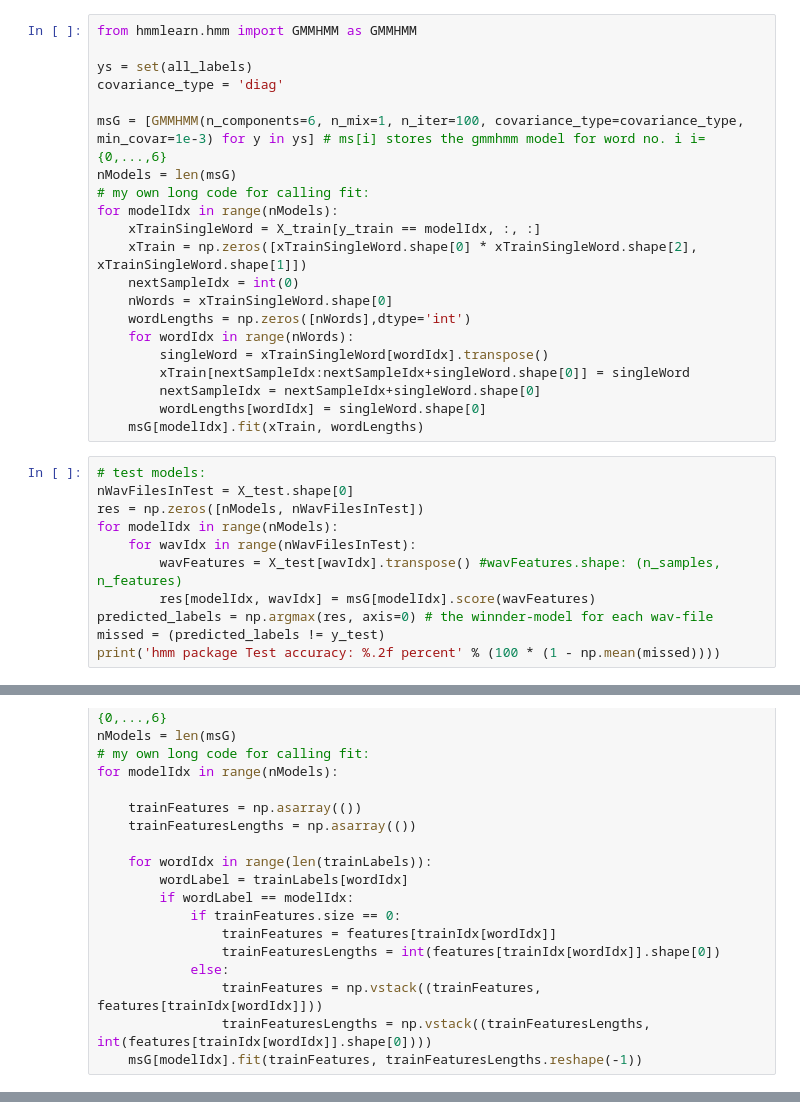
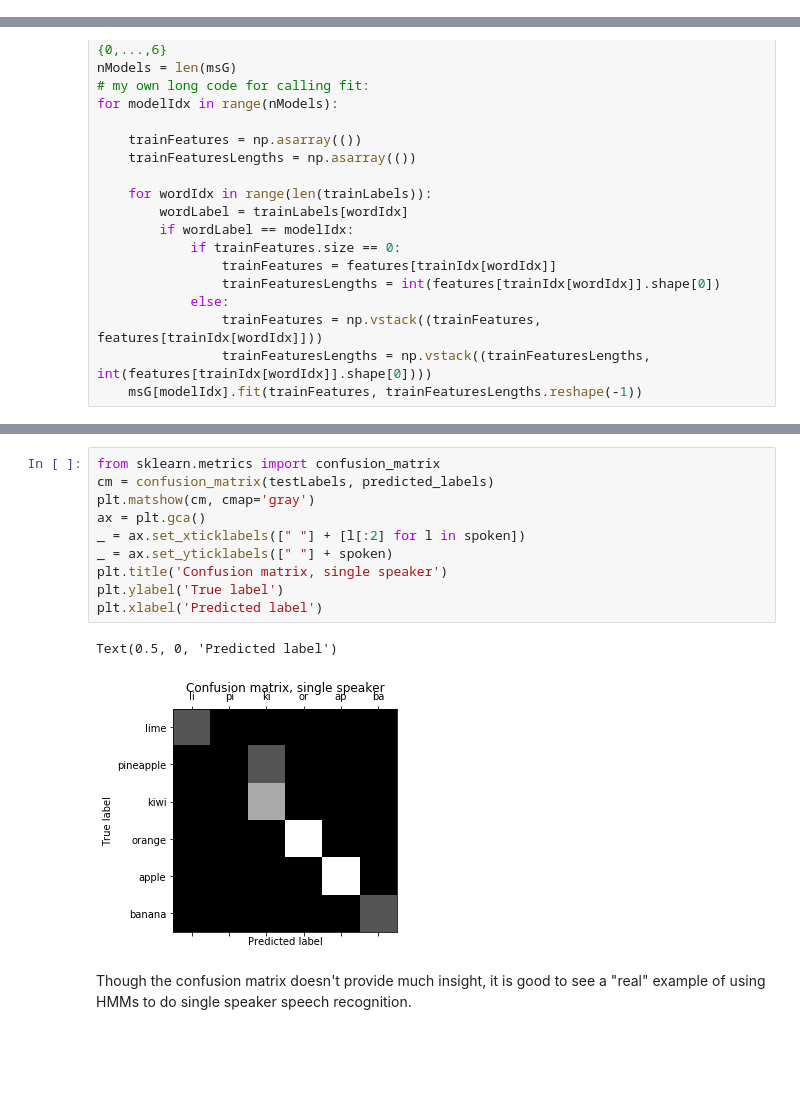
Before and after one commit to RonTeichner/kastnerkyle.github.io, a Jupyter notebook: posts/single-speaker-word-recognition-with-hidden-markov-models/single-speaker-word-recognition-with-hidden-markov-models.ipynb, the cells around one changed output, grey strips where cells are left out. Drawn from its saved outputs; the diff is of its cells as text; blank space fills up the shorter version.

```diff
--- a/posts/single-speaker-word-recognition-with-hidden-markov-models/single-speaker-word-recognition-with-hidden-markov-models.ipynb
+++ b/posts/single-speaker-word-recognition-with-hidden-markov-models/single-speaker-word-recognition-with-hidden-markov-models.ipynb
@@ -268,33 +116 @@ Instead the original hmmgmm class this notebook contained I now use the package
 **A fix to the package is described below!**
-# %%
-from hmmlearn.hmm import GMMHMM as GMMHMM
-
-ys = set(all_labels)
-covariance_type = 'diag'
-
-msG = [GMMHMM(n_components=6, n_mix=1, n_iter=100, covariance_type=covariance_type, min_covar=1e-3) for y in ys] # ms[i] stores the gmmhmm model for word no. i i={0,...,6}
-nModels = len(msG)
-# my own long code for calling fit:
-for modelIdx in range(nModels):
-    xTrainSingleWord = X_train[y_train == modelIdx, :, :]
-    xTrain = np.zeros([xTrainSingleWord.shape[0] * xTrainSingleWord.shape[2], xTrainSingleWord.shape[1]])
-    nextSampleIdx = int(0)
-    nWords = xTrainSingleWord.shape[0]
-    wordLengths = np.zeros([nWords],dtype='int')
-    for wordIdx in range(nWords):
-        singleWord = xTrainSingleWord[wordIdx].transpose()
-        xTrain[nextSampleIdx:nextSampleIdx+singleWord.shape[0]] = singleWord
-        nextSampleIdx = nextSampleIdx+singleWord.shape[0]
-        wordLengths[wordIdx] = singleWord.shape[0]
-    msG[modelIdx].fit(xTrain, wordLengths)
-# %%
-# test models:
-nWavFilesInTest = X_test.shape[0]
-res = np.zeros([nModels, nWavFilesInTest])
-for modelIdx in range(nModels):
-    for wavIdx in range(nWavFilesInTest):
-        wavFeatures = X_test[wavIdx].transpose() #wavFeatures.shape: (n_samples, n_features)
-        res[modelIdx, wavIdx] = msG[modelIdx].score(wavFeatures)
-predicted_labels = np.argmax(res, axis=0) # the winnder-model for each wav-file
-missed = (predicted_labels != y_test)
-print('hmm package Test accuracy: %.2f percent' % (100 * (1 - np.mean(missed))))
@@ -439,0 +235,15 @@ hmm package Test accuracy: 72.73 percent
+# %%
+from sklearn.metrics import confusion_matrix
+cm = confusion_matrix(testLabels, predicted_labels)
+plt.matshow(cm, cmap='gray')
+ax = plt.gca()
+_ = ax.set_xticklabels([" "] + [l[:2] for l in spoken])
+_ = ax.set_yticklabels([" "] + spoken)
+plt.title('Confusion matrix, single speaker')
+plt.ylabel('True label')
+plt.xlabel('Predicted label')
+# %% [output]
+Text(0.5, 0, 'Predicted label')
+[figure, added]
+# %% [markdown]
+Though the confusion matrix doesn't provide much insight, it is good to see a "real" example of using HMMs to do single speaker speech recognition.
```
Also changed, not shown: parts of 19 cells of this notebook.
